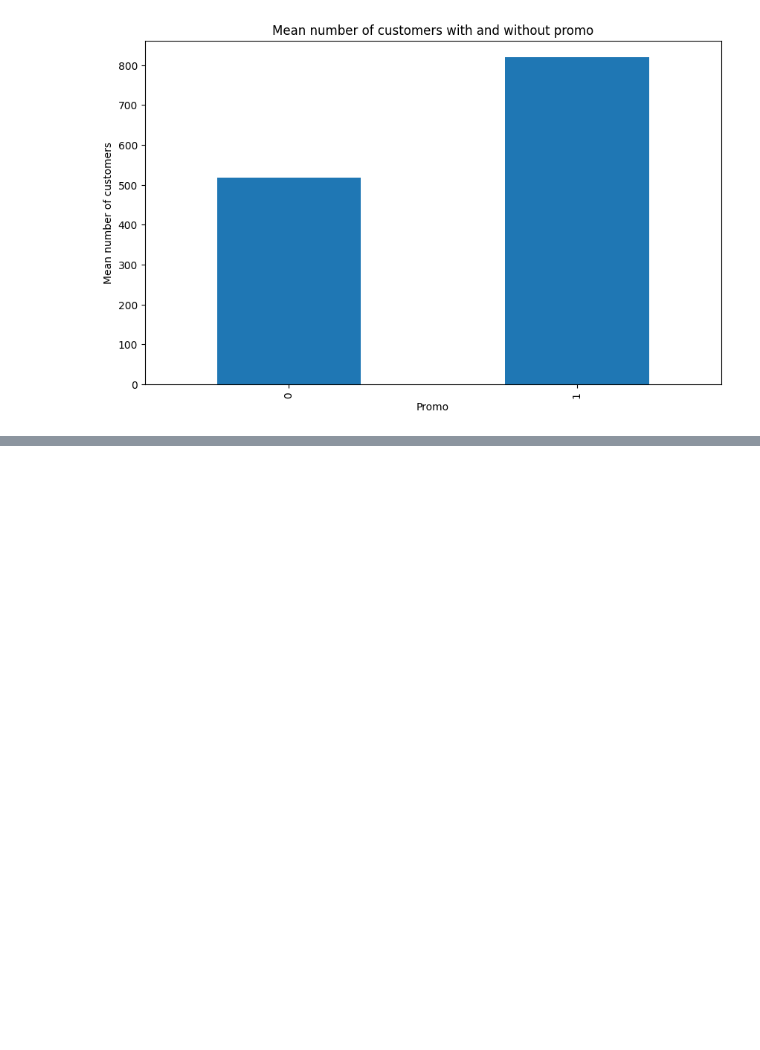
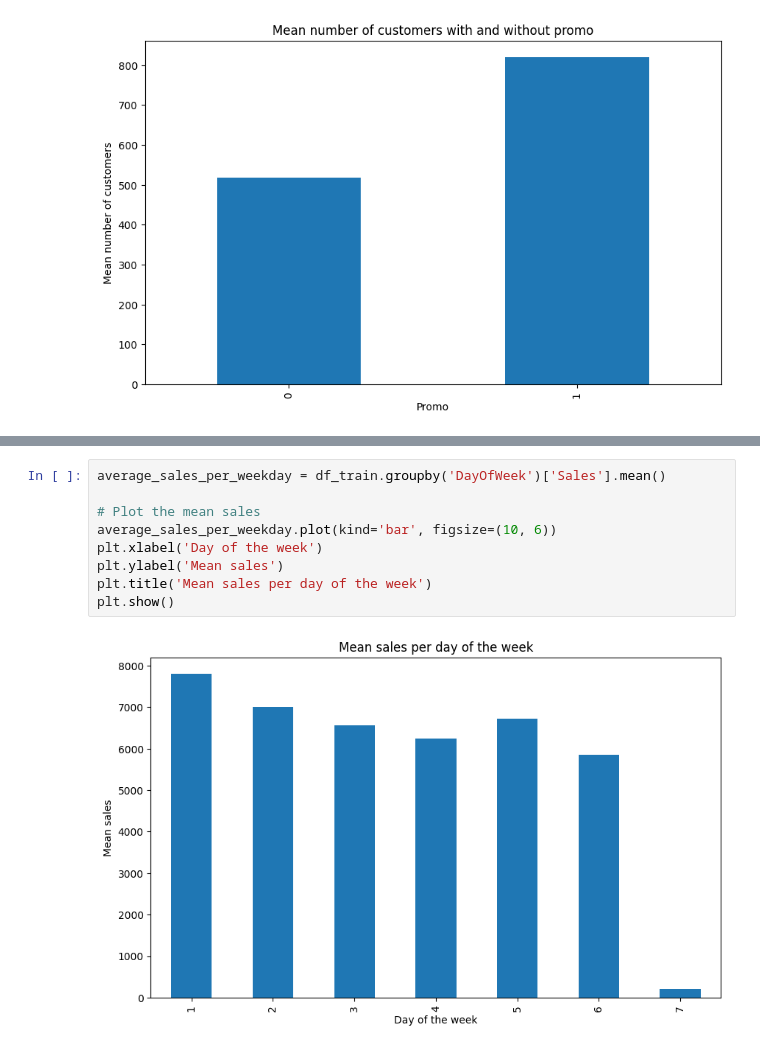
Before and after one commit to abrahamshimelis/Rossmann-Pharmaceuticals, a Jupyter notebook: notebooks/EDA.ipynb, the cells around one changed output, grey strips where cells are left out. Cells and saved outputs as stored; diff of their text form; blank space fills up the shorter version.

```diff
--- a/notebooks/EDA.ipynb
+++ b/notebooks/EDA.ipynb
@@ -393,0 +399,11 @@ plt.show()
+# %%
+average_sales_per_weekday = df_train.groupby('DayOfWeek')['Sales'].mean()
+
+# Plot the mean sales
+average_sales_per_weekday.plot(kind='bar', figsize=(10, 6))
+plt.xlabel('Day of the week')
+plt.ylabel('Mean sales')
+plt.title('Mean sales per day of the week')
+plt.show()
+# %% [output]
+[figure, added]
```
Also changed, not shown: parts of 10 cells of this notebook, 1 other file.
